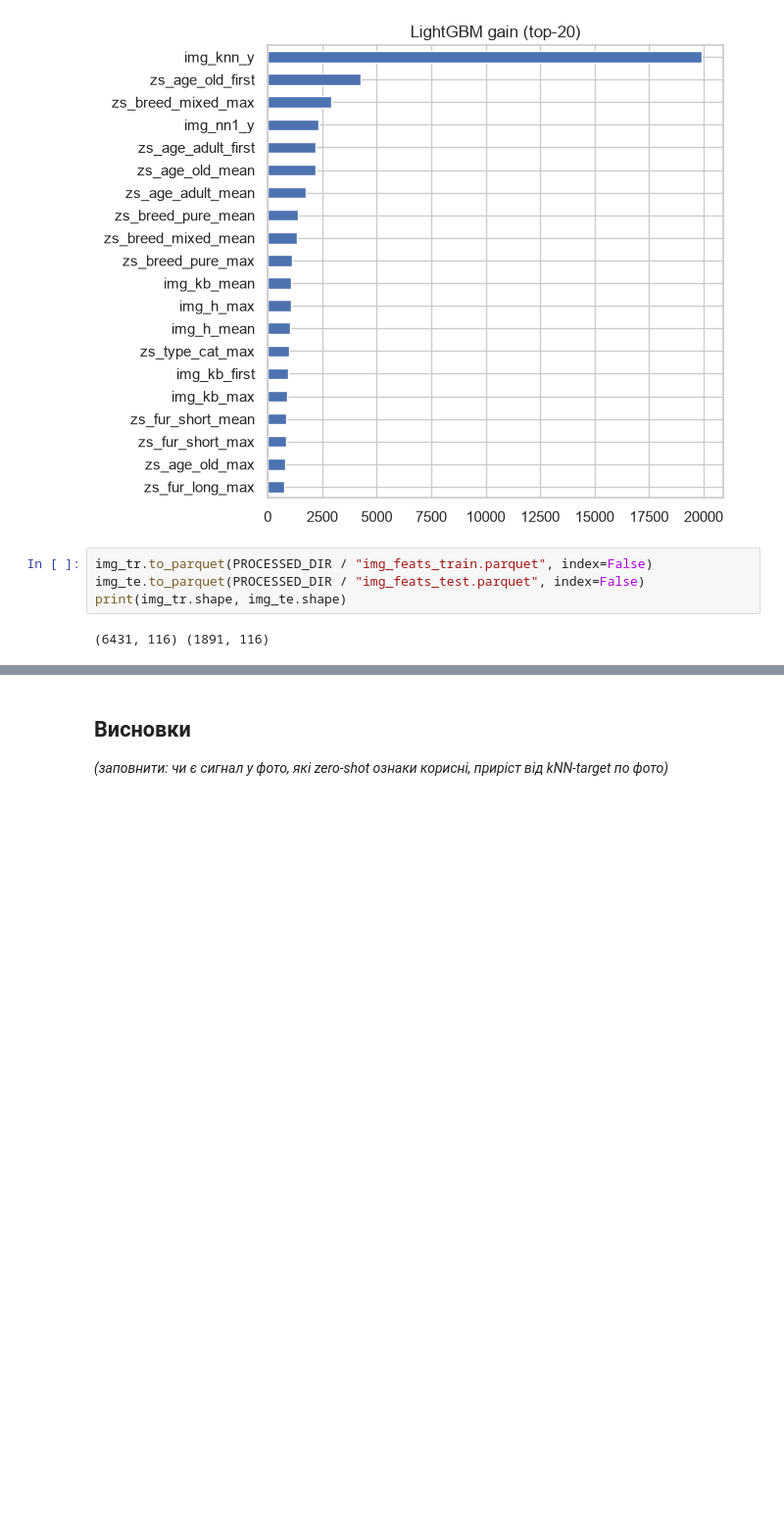
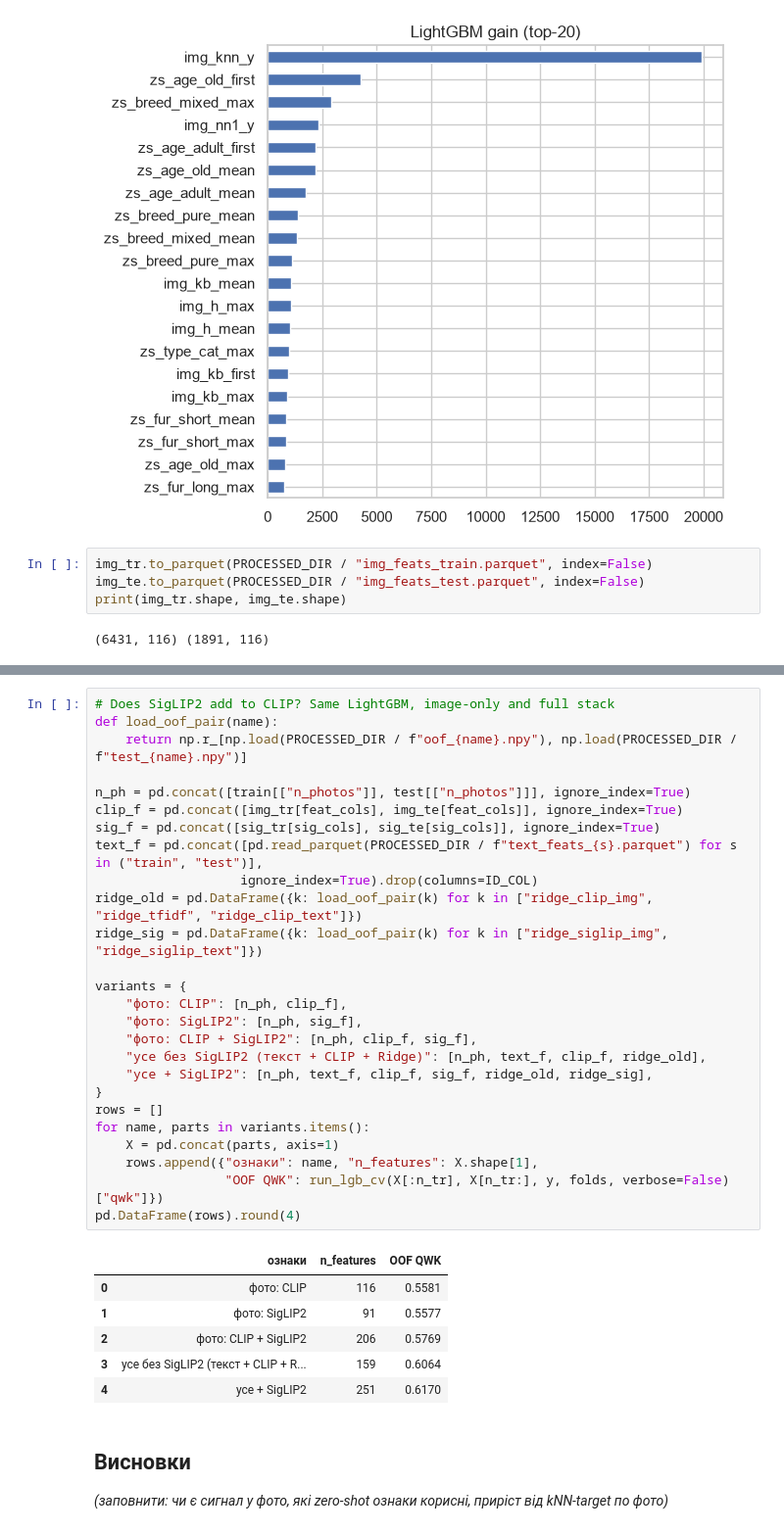
Before and after one commit to ayri77/neoversity-dl-cv-final, a Jupyter notebook: notebooks/03_image_features.ipynb, the cells around one changed output, grey strips where cells are left out. Shown at 98% size. Cells and saved outputs as stored; diff of their text form; blank space fills up the shorter version.

```diff
--- a/notebooks/03_image_features.ipynb
+++ b/notebooks/03_image_features.ipynb
@@ -225,3 +305,36 @@ print(img_tr.shape, img_te.shape)
+# %%
+# Does SigLIP2 add to CLIP? Same LightGBM, image-only and full stack
+def load_oof_pair(name):
+    return np.r_[np.load(PROCESSED_DIR / f"oof_{name}.npy"), np.load(PROCESSED_DIR / f"test_{name}.npy")]
+
+n_ph = pd.concat([train[["n_photos"]], test[["n_photos"]]], ignore_index=True)
+clip_f = pd.concat([img_tr[feat_cols], img_te[feat_cols]], ignore_index=True)
+sig_f = pd.concat([sig_tr[sig_cols], sig_te[sig_cols]], ignore_index=True)
+text_f = pd.concat([pd.read_parquet(PROCESSED_DIR / f"text_feats_{s}.parquet") for s in ("train", "test")],
+                   ignore_index=True).drop(columns=ID_COL)
+ridge_old = pd.DataFrame({k: load_oof_pair(k) for k in ["ridge_clip_img", "ridge_tfidf", "ridge_clip_text"]})
+ridge_sig = pd.DataFrame({k: load_oof_pair(k) for k in ["ridge_siglip_img", "ridge_siglip_text"]})
+
+variants = {
+    "фото: CLIP": [n_ph, clip_f],
+    "фото: SigLIP2": [n_ph, sig_f],
+    "фото: CLIP + SigLIP2": [n_ph, clip_f, sig_f],
+    "усе без SigLIP2 (текст + CLIP + Ridge)": [n_ph, text_f, clip_f, ridge_old],
+    "усе + SigLIP2": [n_ph, text_f, clip_f, sig_f, ridge_old, ridge_sig],
+}
+rows = []
+for name, parts in variants.items():
+    X = pd.concat(parts, axis=1)
+    rows.append({"ознаки": name, "n_features": X.shape[1],
+                 "OOF QWK": run_lgb_cv(X[:n_tr], X[n_tr:], y, folds, verbose=False)["qwk"]})
+pd.DataFrame(rows).round(4)
+# %% [output]
+|  | ознаки | n_features | OOF QWK |
+| 0 | фото: CLIP | 116 | 0.5581 |
+| 1 | фото: SigLIP2 | 91 | 0.5577 |
+| 2 | фото: CLIP + SigLIP2 | 206 | 0.5769 |
+| 3 | усе без SigLIP2 (текст + CLIP + R... | 159 | 0.6064 |
+| 4 | усе + SigLIP2 | 251 | 0.6170 |
 # %% [markdown]
 ## Висновки
 
```
Also changed, not shown: parts of 3 cells of this notebook, 2 other files.
